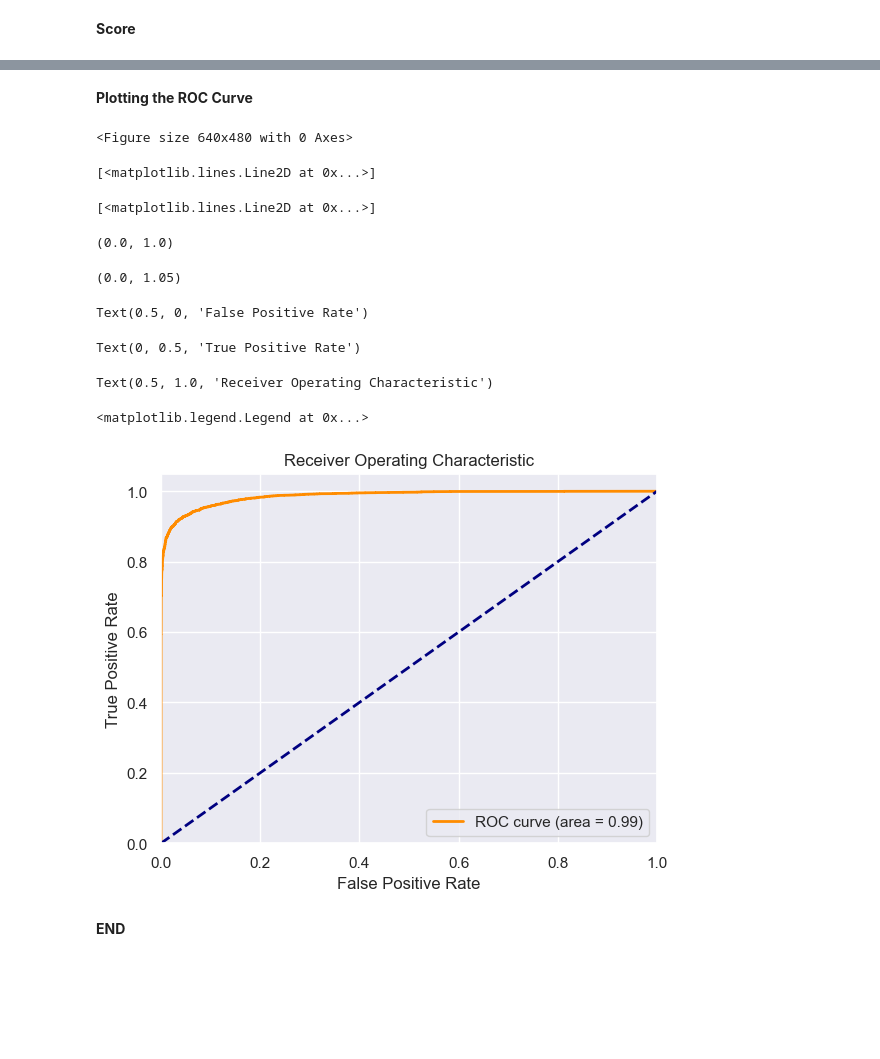
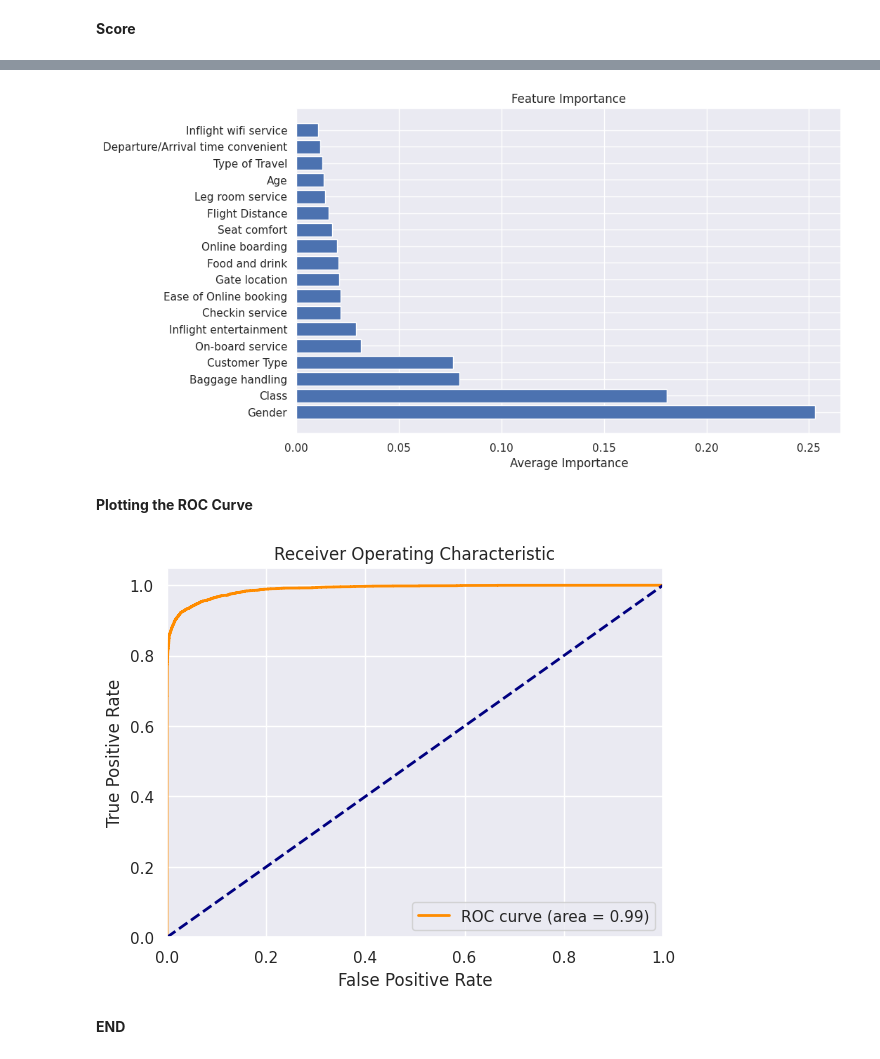
Before and after one commit to Abhardwaj9198/Bdda, a Jupyter notebook: BDDA_Project2_Group1.ipynb, the cells around one changed output, grey strips where cells are left out. Drawn from its saved outputs; the diff is of its cells as text; code cells hidden in the pictures; blank space fills up the shorter version.

```diff
--- a/BDDA_Project2_Group1.ipynb
+++ b/BDDA_Project2_Group1.ipynb
@@ -114,5 +59,9 @@ InteractiveShell.ast_node_interactivity = "all"
+# %%
+#Read random chunks of 10% of data
+
+path = "/gdrive/MyDrive/bdda1/bdda1/"
 # %%
-data = pd.read_csv('/Users/ravindratiwari/Downloads/archive (1)/train.csv')
+data = pd.read_csv(path + "train.csv")
 # %%
 data.head()
 # %% [output]
@@ -217,7 +280,7 @@ numerical_transformer = Pipeline(steps=[
 # %%
 # Preprocessing for categorical data
 categorical_transformer = Pipeline(steps=[
-    ('imputer',SimpleImputer(strategy='most_frequent', fill_value='missing')),
+    ('imputer',SimpleImputer(strategy='most_frequent')),
     ('encoder',OneHotEncoder(handle_unknown='ignore'))
 ])
 
@@ -277,5 +344,5 @@ param_grid = {
     'pca__n_components' : [20,25]
 }
 # %%
-grid_search_xg = GridSearchCV(clf_xg, param_grid, cv = 2, verbose = 1, n_jobs=-1)
+grid_search_xg = GridSearchCV(clf_xg, param_grid, cv = 2, verbose = 1, n_jobs=-1, scoring = ['accuracy', 'roc_auc'], refit = 'roc_auc')
 # %% [markdown]
@@ -421,38 +481,48 @@ Note: you may need to restart the kernel to use updated packages.
+# %%
+import numpy as np
+import matplotlib.pyplot as plt
+
+# Combine original columns and remaining columns
+all_columns = original_columns + remaining_cols
+
+# Combine importance values for original columns and remaining columns
+all_importance = [importance_per_column.get(col, importance) for col, importance in zip(all_columns, remaining_importance)]
+
+# Sort columns and importance values in descending order
+sorted_columns, sorted_importance = zip(*sorted(zip(all_columns, all_importance), key=lambda x: x[1], reverse=True))
+
+# Plot feature importance values in descending order
+plt.figure(figsize=(10, 6))
+plt.barh(range(len(sorted_columns)), sorted_importance, align='center')
+plt.yticks(range(len(sorted_columns)), sorted_columns)
+plt.xlabel('Average Importance')
+plt.title('Feature Importance')
+plt.show();
+# %% [output]
+[figure, added]
 # %% [markdown]
 **Plotting the ROC Curve**
 # %%
+from sklearn.metrics import roc_curve, auc
 import matplotlib.pyplot as plt
-from sklearn.metrics import roc_curve, auc
-# Assuming y_test and y_pred_prob are your test labels and predicted probabilities respectively
-y_pred_prob = clf_xg.predict_proba(x_test)[:, 1]  # Assuming you're interested in the positive class probabilities
 
-# Calculate ROC curve and AUC
-fpr, tpr, thresholds = roc_curve(y_test, y_pred_prob)
+# Assuming you have a trained classifier named 'grid_search_xg'
+y_pred = grid_search_xg.predict_proba(x_test)[:, 1]
+fpr, tpr, thresholds = roc_curve(y_test, y_pred)
 roc_auc = auc(fpr, tpr)
 
 # Plot ROC curve
-import matplotlib.pyplot as plt
-
 plt.figure()
 plt.plot(fpr, tpr, color='darkorange', lw=2, label='ROC curve (area = %0.2f)' % roc_auc)
 plt.plot([0, 1], [0, 1], color='navy', lw=2, linestyle='--')
 plt.xlim([0.0, 1.0])
 plt.ylim([0.0, 1.05])
 plt.xlabel('False Positive Rate')
 plt.ylabel('True Positive Rate')
 plt.title('Receiver Operating Characteristic')
 plt.legend(loc="lower right")
-plt.show()
+plt.show();
 # %% [output]
-<Figure size 640x480 with 0 Axes>
-[<matplotlib.lines.Line2D at 0x...>]
-[<matplotlib.lines.Line2D at 0x...>]
-(0.0, 1.0)
-(0.0, 1.05)
-Text(0.5, 0, 'False Positive Rate')
-Text(0, 0.5, 'True Positive Rate')
-Text(0.5, 1.0, 'Receiver Operating Characteristic')
-<matplotlib.legend.Legend at 0x...>
-[figure, old version]
+[figure, new version]
 # %% [markdown]
 **END**
```
Also changed, not shown: parts of 43 cells of this notebook.
